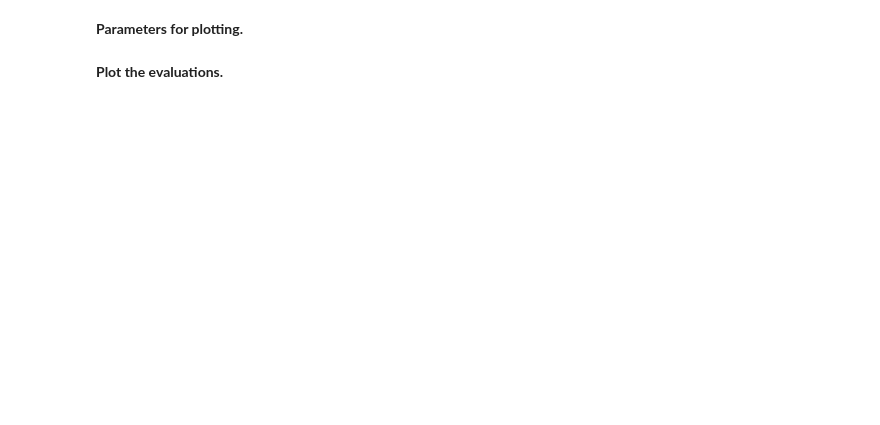
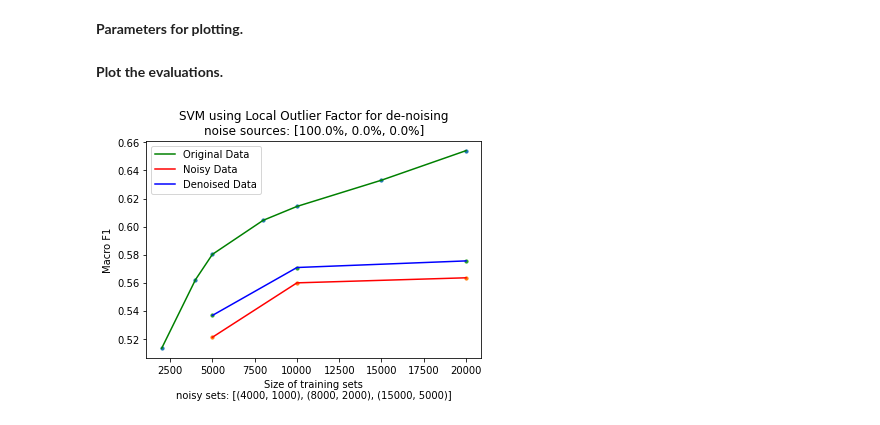
Before and after one commit to pnpdb/CS522-Project, a Jupyter notebook: LocalOutlierFactorDenoise.ipynb, the cells around one changed output. Cells and saved outputs as stored; diff of their text form; code cells hidden in the pictures; blank space fills up the shorter version.

```diff
--- a/LocalOutlierFactorDenoise.ipynb
+++ b/LocalOutlierFactorDenoise.ipynb
@@ -90,7 +90,7 @@ def do_experiment_denoise( trainDF, X_train, y_train, X_test, y_test, dimension)
     SVM             = OneVsRestClassifier(LinearSVC(dual=False, class_weight='balanced'), n_jobs=-1)
 
     # clean noise in noisy data frame
-    denoiseMethod = EllipticalEnvelopeMethod(dimension)
+    denoiseMethod = LocalOutlierFactorMethod(3)
     cleanTrainDF, clean_X_train_vec, clean_y_train = denoiseMethod.CleanDFNoise(trainDF, X_train_vec, y_train )
 
     SVM.fit(clean_X_train_vec, clean_y_train)
@@ -198,9 +197,9 @@ dc.print_noise_source_distribution("General noise source distribution")
 # here is the hyperparameter for dimension reduction
 svdDimension = (400, 800, 1500)
 dimensionIndex = 0
-lstSizes = [(4000, 1000), (8000, 2000), (15000, 5000)]
+lstNoiseSizes = [(4000, 1000), (8000, 2000), (15000, 5000)]
 
-for size in lstSizes:
+for size in lstNoiseSizes:
     # Get a noisy training set
     train_df         = dc.get_train_with_noisy_df(size[0], size[1], train_distribution)
     # 在这里重置index
@@ -228,7 +227,7 @@ for size in lstSizes:
     Ev.add_evaluation(dfResult, size[0], size[1], "Y",
                             data_center.calc_distribution_str(y_train, 'sentiment', [0,1,2,3]),
                             data_center.calc_distribution_str(X_noisy, 'noise', [1,2,3]),
-                            expriment_no + len(lstSizes)
+                            expriment_no + len(lstNoiseSizes)
                             )
     expriment_no += 1
 
@@ -261,6 +276,7 @@ Ev.print()
 # Plot training set size vs. Macro F1
 # x coordinate
 xValue  = "x['Origin']+x['Noise']"
+xLabel  = "Size of training sets\nnoisy sets: %s" % str(lstNoiseSizes)
 # also can try other numeric columns, like:
 # xValue  = "x['Origin']"
 
@@ -279,8 +295,18 @@ lines = { # each item: name, filter
 # %% [markdown]
 **Plot the evaluations.**
 # %%
+#Ev.plot(xValue = xValue, yValue = yValue, lines = lines,
+#        title = 'SVM using Local Outlier Factor for de-noising')
+
+denoise_name = "Local Outlier Factor"
+
 Ev.plot(xValue = xValue, yValue = yValue, lines = lines,
-        title = 'SVM using Elliptic Envelope for de-noising')
+        xLabel = xLabel,
+        title = 'SVM using %s for de-noising' % denoise_name,
+        subtitle = data_center.distribution2str(
+            "noise sources: ", dc.get_noise_source_distribution(), 3))
+# %% [output]
+[figure, added]
 # %%
 
 Ev.evaluateDF.to_clipboard(excel=True)
```
Also changed, not shown: parts of 7 cells of this notebook, 5 other files.
